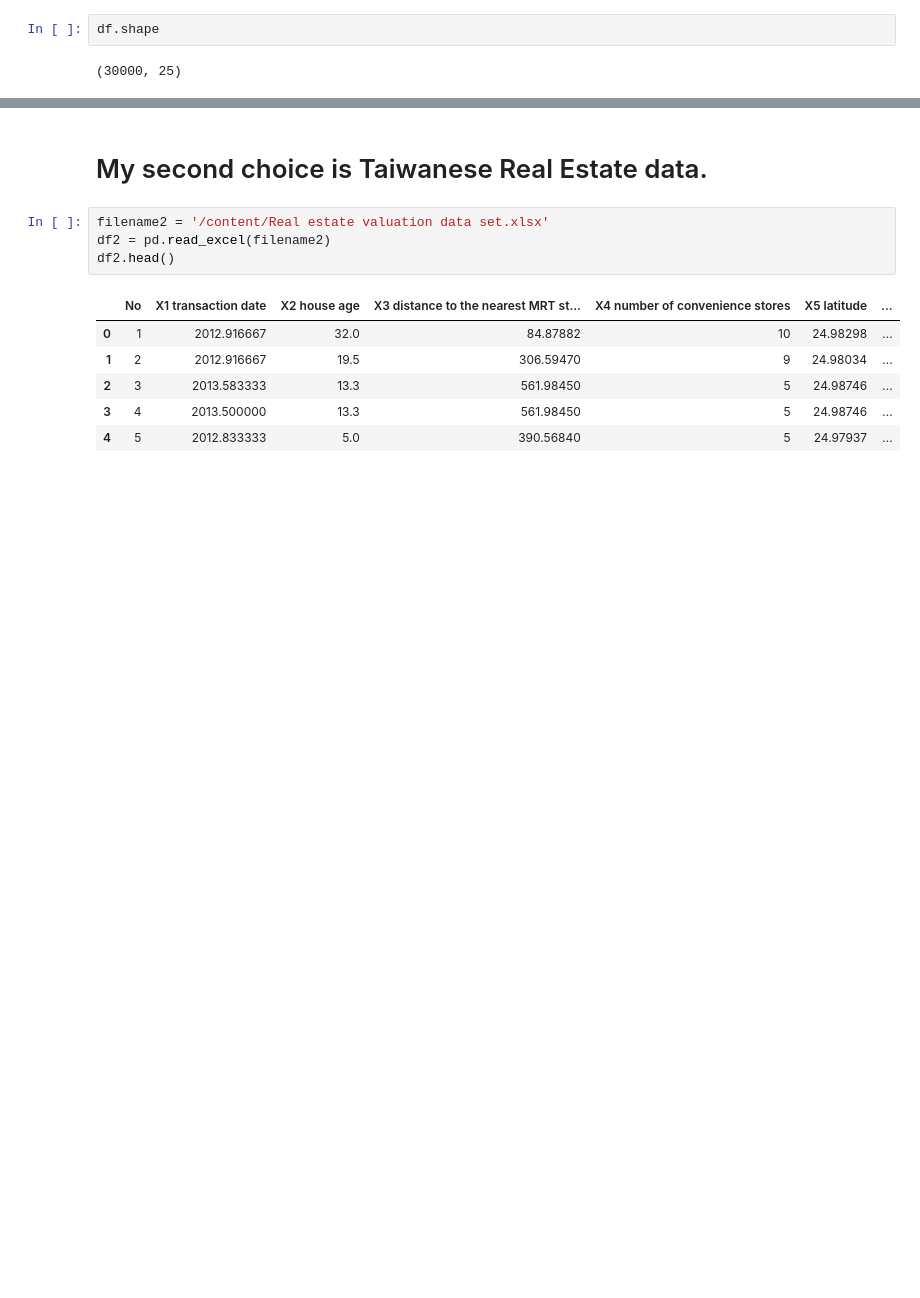
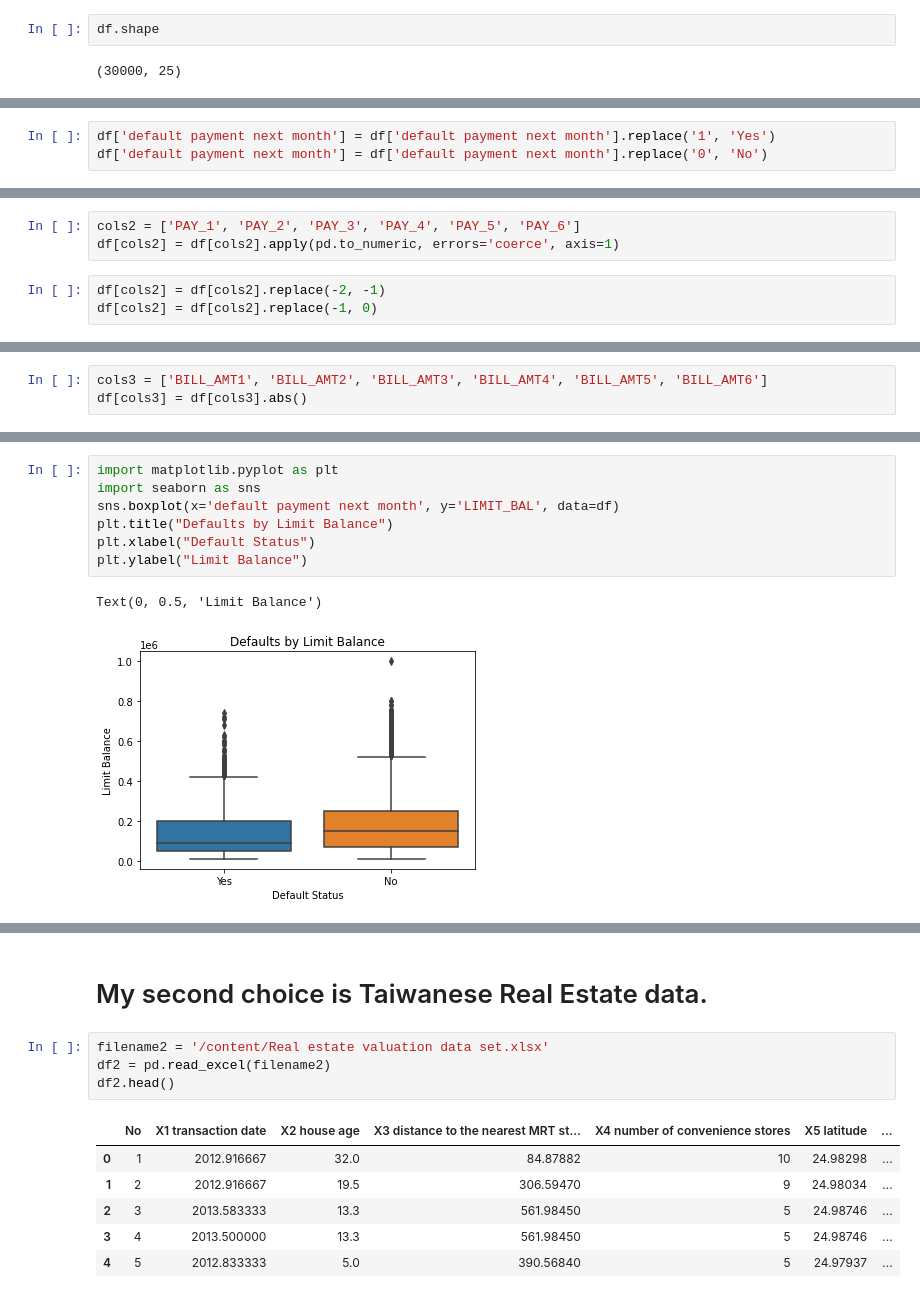
Before and after one commit to blakedshull/datascience, a Jupyter notebook: Project_2.ipynb, the cells around one changed output, grey strips where cells are left out. Drawn from its saved outputs; the diff is of its cells as text; blank space fills up the shorter version.

```diff
--- a/Project_2.ipynb
+++ b/Project_2.ipynb
@@ -58,0 +145,3 @@ One challenge in this data set is not organized perfectly, I will probably have
+# %%
+df['default payment next month'] = df['default payment next month'].replace('1', 'Yes')
+df['default payment next month'] = df['default payment next month'].replace('0', 'No')
@@ -58,0 +150,6 @@ One challenge in this data set is not organized perfectly, I will probably have
+# %%
+cols2 = ['PAY_1', 'PAY_2', 'PAY_3', 'PAY_4', 'PAY_5', 'PAY_6']
+df[cols2] = df[cols2].apply(pd.to_numeric, errors='coerce', axis=1)
+# %%
+df[cols2] = df[cols2].replace(-2, -1)
+df[cols2] = df[cols2].replace(-1, 0)
@@ -58,0 +276,3 @@ One challenge in this data set is not organized perfectly, I will probably have
+# %%
+cols3 = ['BILL_AMT1', 'BILL_AMT2', 'BILL_AMT3', 'BILL_AMT4', 'BILL_AMT5', 'BILL_AMT6']
+df[cols3] = df[cols3].abs()
@@ -58,0 +329,10 @@ One challenge in this data set is not organized perfectly, I will probably have
+# %%
+import matplotlib.pyplot as plt
+import seaborn as sns
+sns.boxplot(x='default payment next month', y='LIMIT_BAL', data=df)
+plt.title("Defaults by Limit Balance")
+plt.xlabel("Default Status")
+plt.ylabel("Limit Balance")
+# %% [output]
+Text(0, 0.5, 'Limit Balance')
+[figure, added]
```
Also changed, not shown: parts of 47 cells of this notebook.
